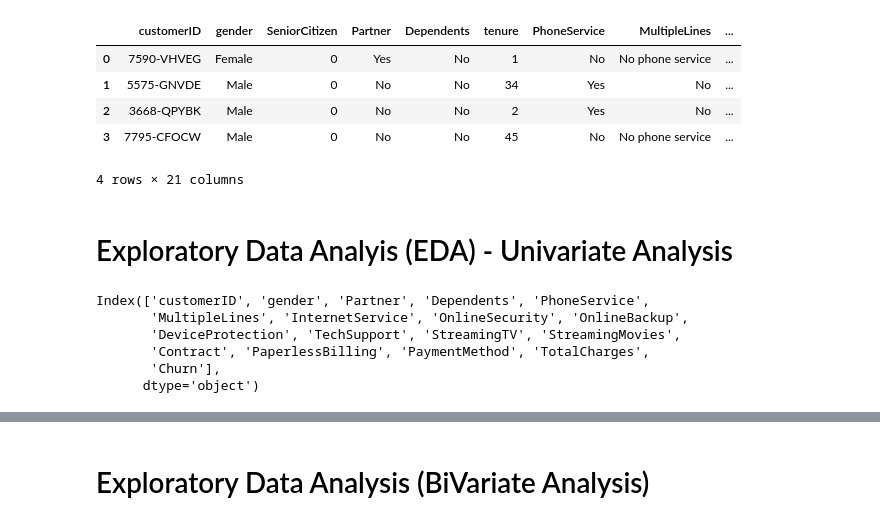
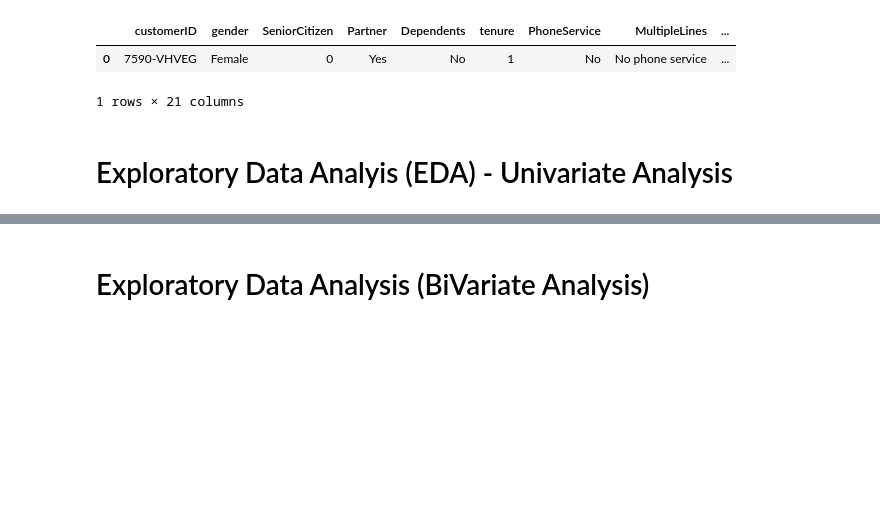
Before and after one commit to Janani-Jayavel/Churn-Prediction, a Jupyter notebook: Customer_Churn_Prediction.ipynb, the cells around one changed output, grey strips where cells are left out. Drawn from its saved outputs; the diff is of its cells as text; code cells hidden in the pictures; blank space fills up the shorter version.

```diff
--- a/Customer_Churn_Prediction.ipynb
+++ b/Customer_Churn_Prediction.ipynb
@@ -29,14 +29,11 @@ warnings.filterwarnings('ignore')
 # %%
 data = pd.read_csv('Telco-Customer-Churn.csv')
 # %%
-data.head(4)
+data.head(1)
 # %% [output]
 |  | customerID | gender | SeniorCitizen | Partner | Dependents | tenure | PhoneService | MultipleLines | ... |
 | 0 | 7590-VHVEG | Female | 0 | Yes | No | 1 | No | No phone service | ... |
-| 1 | 5575-GNVDE | Male | 0 | No | No | 34 | Yes | No | ... |
-| 2 | 3668-QPYBK | Male | 0 | No | No | 2 | Yes | No | ... |
-| 3 | 7795-CFOCW | Male | 0 | No | No | 45 | No | No phone service | ... |
-4 rows × 21 columns
+1 rows × 21 columns
 # %% [markdown]
 # Exploratory Data Analyis (EDA) - Univariate Analysis
 # %%
@@ -44,9 +41,3 @@ data.head(4)
 # %%
-data.select_dtypes(object).columns
+cat_cols = data.drop(columns = ['TotalCharges','customerID']).select_dtypes(object).columns
+#cat_cols
-# %% [output]
-Index(['customerID', 'gender', 'Partner', 'Dependents', 'PhoneService',
-       'MultipleLines', 'InternetService', 'OnlineSecurity', 'OnlineBackup',
-       'DeviceProtection', 'TechSupport', 'StreamingTV', 'StreamingMovies',
-       'Contract', 'PaperlessBilling', 'PaymentMethod', 'TotalCharges',
-       'Churn'],
-      dtype='object')
```
Also changed, not shown: parts of 70 cells of this notebook.
